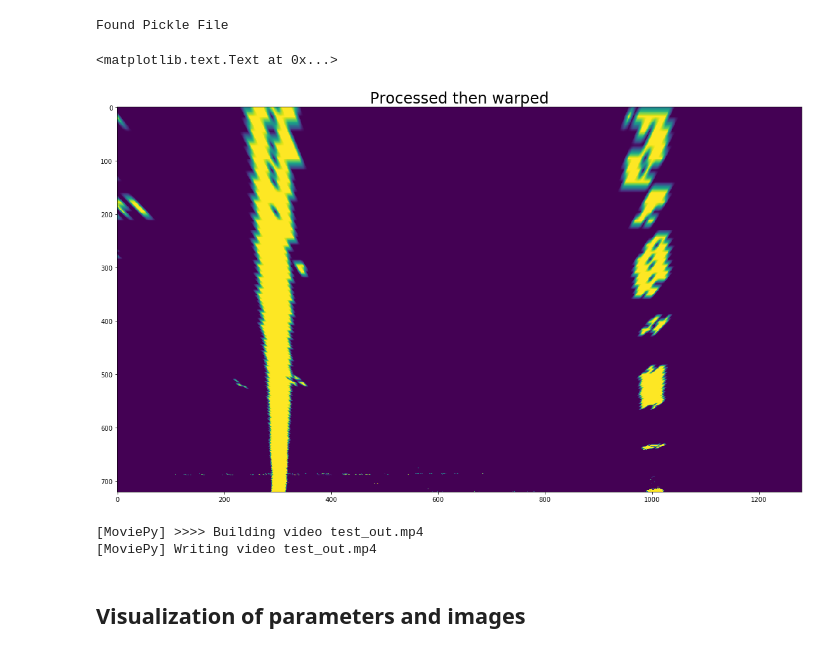
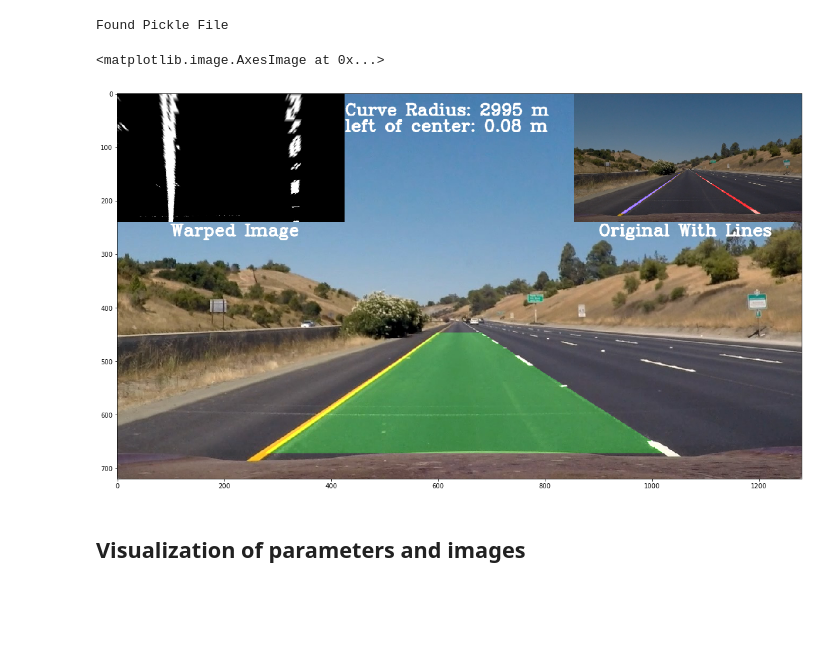
Before and after one commit to jkocsis3/Advanced-Lane-Finding, a Jupyter notebook: AdvancedLaneDetection.ipynb, the cells around one changed output. Saved outputs shown, nothing was run; the diff lists cells and outputs as text; code cells hidden in the pictures; blank space fills up the shorter version.

Commit message:
Final Commit of finished project

```diff
--- a/AdvancedLaneDetection.ipynb
+++ b/AdvancedLaneDetection.ipynb
@@ -92,7 +81,7 @@ def GetWarpImageData(img_size):
 
 Find the absolute gradiant, gradient direction and combine into one image
 # %%
-def abs_sobel_thresh(img, orient='x', sobel_kernel=3, thresh=(0, 255)):
+def AbsSobelThresh(img, orient='x', sobel_kernel=3, thresh=(0, 255)):
     # Calculate directional gradient
     if orient == 'x':
         sobel = cv2.Sobel(img, cv2.CV_64F, 1, 0, ksize=sobel_kernel)
@@ -188,18 +140,19 @@ def color_threshold(imagein, sThresh, vThresh ):
 # %% [markdown]
 Once the image is warped, then we need to find the curvature of the lines
 # %%
-def window_mask(width, height, img_ref, center,level):
+def windowMask(width, height, imgRef, center,level):
     output = np.zeros_like(img_ref)
-    output[int(img_ref.shape[0]-(level+1)*height):int(img_ref.shape[0]-level*height),max(0,int(center-width/2)):min(int(center+width/2),img_ref.shape[1])] = 1
+    output[int(imgRef.shape[0]-(level+1)*height):int(imgRef.shape[0]-level*height),max(0,int(center-width/2)):min(int(center+width/2),imgRef.shape[1])] = 1
     return output
 
 
-window_width = 25
-window_height = 120 # Break image into 9 vertical layers since image height is 720
-margin = 100 # How much to slide left and right for searching
 
 
-def find_window_centroids(warpedIn, window_width, window_height, margin):
+
+def FindWindowCentroids(warpedIn):
+    windowWidth = 25
+    windowHeight = 120 # Break image into 9 vertical layers since image height is 720
+    margin = 100 # How much to slide left and right for searching
 
     window_centroids = [] # Store the (left,right) window centroid positions per level
     window = np.ones(window_width) # Create our window template that we will use for convolutions
@@ -241,8 +194,8 @@ def find_window_centroids(warpedIn, window_width, window_height, margin):
     rightx = []
 
     for level in range(0,len(window_centroids)):
-        leftx.append(window_centroids[level][0])
-        rightx.append(window_centroids[level][1])
+        # leftx.append(window_centroids[level][0])
+        # rightx.append(window_centroids[level][1])
         l_mask = window_mask(window_width,window_height, warpedIn,window_centroids[level][0], level  )
         r_mask = window_mask(window_width,window_height, warpedIn,window_centroids[level][1], level  )
         l_points[(l_points == 255) | ((l_mask == 1))] = 255
@@ -254,7 +207,7 @@ def find_window_centroids(warpedIn, window_width, window_height, margin):
     zero_channel = np.zeros_like(template)
     template = np.array(cv2.merge((zero_channel, template, zero_channel)), np.uint8)
     warpage = np.array(cv2.merge((warpedIn,warpedIn,warpedIn)), np.uint8)
-    final = cv2.addWeighted(template , 1,warpage , 0.5, 0.0)
+    final = cv2.addWeighted(warpage , .7, template, 2, 0.0)
 
     return window_centroids, final
 # %% [markdown]
@@ -461,14 +414,14 @@ def RunPipeline(image):
     warped = cv2.warpPerspective(combined, m, img_size, flags=cv2.INTER_LINEAR)
 
     # find the window centroids
-    window_centroids, imageCheck = find_window_centroids(warped, window_width, window_height, margin)
+    windowCentroids, imageCheck = FindWindowCentroids(warped)
 
     # These arrays will hold the lines for the curves.
     leftx = []
     rightx = []
-    for level in range(0,len(window_centroids)):
-        leftx.append(window_centroids[level][0])
-        rightx.append(window_centroids[level][1])
+    for level in range(0,len(windowCentroids)):
+        leftx.append(windowCentroids[level][0])
+        rightx.append(windowCentroids[level][1])
 
     # get the values needed to determine the curve of the line
     yvals = range(0, combined.shape[0])
@@ -507,35 +460,33 @@ def RunPipeline(image):
     finalImage = AnnotateImage(finalImage, left_curve, right_curve, center, warped, image, left_lane, right_lane, Minv, combined, similar)
     count +=1
     return finalImage
-    #plt.imshow(finalImage, cmap='gray')
-    #print(left_curve, right_curve, center, count)
 # %%
 image = mpimg.imread("test_images/straight_lines1.jpg")
 
 img_size = (image.shape[1], image.shape[0])
 # undistort the image using the calibrated values
 undistortedImage = Undistort(image, mtx, dist )
 m, Minv = GetWarpImageData(img_size)
 
 
 # perform the gradient and threshold work and get a binary image
-
+"""
 combined = ProcessImage(undistortedImage)
 warped = cv2.warpPerspective(combined, m, img_size, flags=cv2.INTER_LINEAR)
+"""
 
-
-#result= RunPipeline(image)
+result= RunPipeline(image)
 f, (ax1) = plt.subplots(1, 1, figsize=(24, 9))
 f.tight_layout()
 
-ax1.imshow(warped)
-ax1.set_title('Processed then warped', fontsize=24)
+ax1.imshow(result)
+# ax1.set_title('', fontsize=24)
 # %% [output]
-<matplotlib.text.Text at 0x...>
+<matplotlib.image.AxesImage at 0x...>
-[figure, old version]
+[figure, new version]
 # %%
-    output = 'test_out.mp4'
-    clip1 = VideoFileClip("harder_challenge_video.mp4")
+    output = 'project_video_out.mp4'
+    clip1 = VideoFileClip("project_video.mp4")
     clip = clip1.fl_image(RunPipeline) #NOTE: this function expects color images!!
     %time clip.write_videofile(output, audio=False)
     HTML("""
@@ -543,6 +494,3 @@ ax1.set_title('Processed then warped', fontsize=24)
       <source src="{0}">
     </video>
     """.format(output))
-# %% [output]
-[MoviePy] >>>> Building video test_out.mp4
-[MoviePy] Writing video test_out.mp4
```
Also changed, not shown: parts of 19 cells of this notebook, 3 other files.
